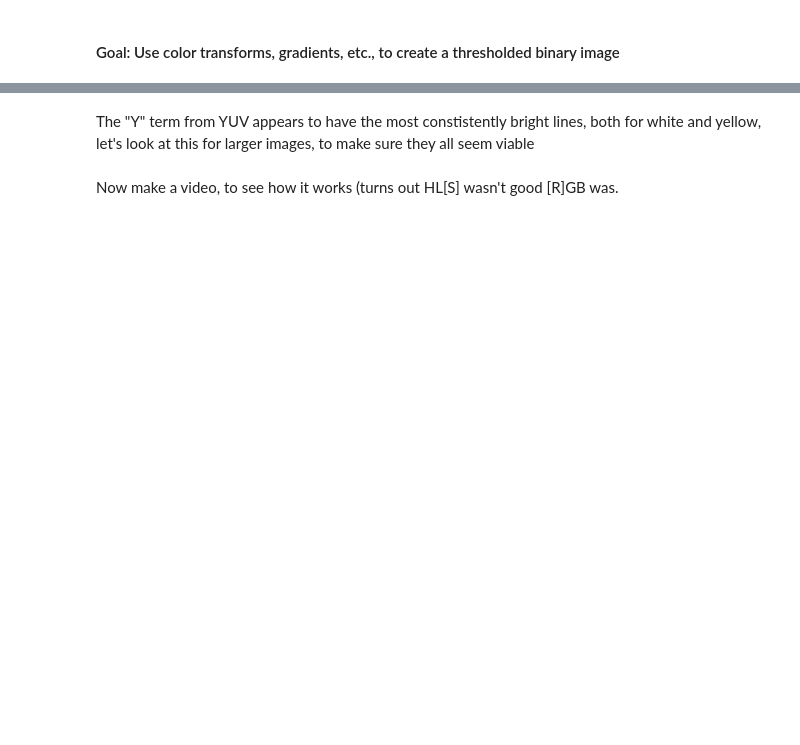
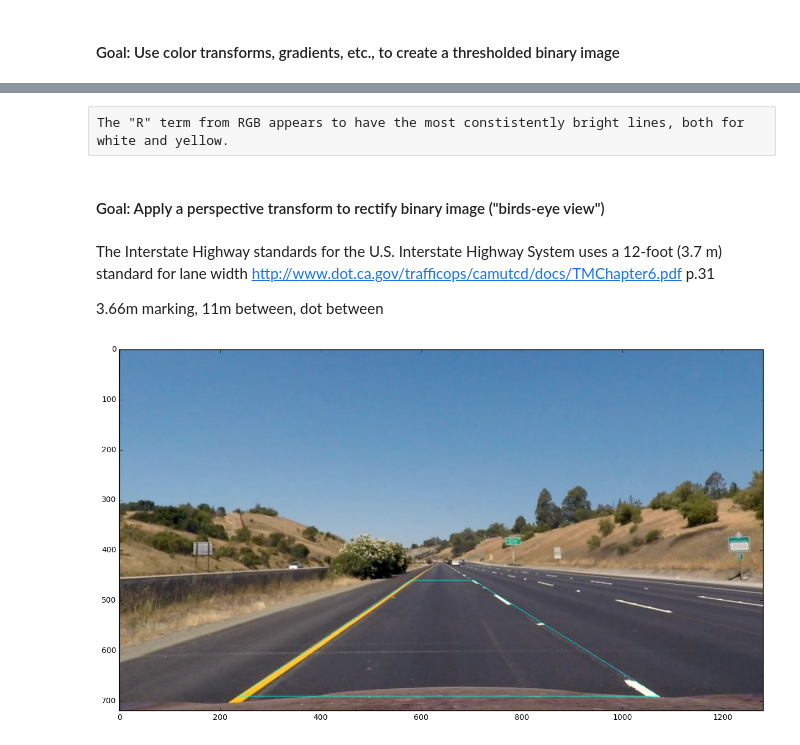
Before and after one commit to berickson/CarND-Advanced-Lane-Lines, a Jupyter notebook: Advanced Lane Lines.ipynb, the cells around one changed output, grey strips where cells are left out. Drawn from its saved outputs; the diff is of its cells as text; code cells hidden in the pictures; blank space fills up the shorter version.

```diff
--- a/Advanced Lane Lines.ipynb
+++ b/Advanced Lane Lines.ipynb
@@ -280,2 +330,0 @@ for f in glob.glob('test_images/test4.jpg'):
-# %% [markdown]
-The "Y" term from YUV appears to have the most constistently bright lines, both for white and yellow, let's look at this for larger images, to make sure they all seem viable
@@ -296,2 +331,2 @@ for f in glob.glob('test_images/test4.jpg'):
-# %% [markdown]
-Now make a video, to see how it works (turns out HL[S] wasn't good [R]GB was.
+# %% [raw]
+The "R" term from RGB appears to have the most constistently bright lines, both for white and yellow.
@@ -297,0 +336,16 @@ Now make a video, to see how it works (turns out HL[S] wasn't good [R]GB was.
+# %% [markdown]
+#### Goal: Apply a perspective transform to rectify binary image ("birds-eye view")
+# %% [markdown]
+The Interstate Highway standards for the U.S. Interstate Highway System uses a 12-foot (3.7 m) standard for lane width
+http://www.dot.ca.gov/trafficops/camutcd/docs/TMChapter6.pdf p.31
+
+3.66m marking, 11m between, dot between
+# %%
+src_poly = [(236,691),(578,460),(703,460),(1073,691)]
+
+im = plt.imread('output_images/undistorted_straight_lines1.jpg')
+im = cv2.polylines(im, np.int32([src_poly]), isClosed=True, color=(0,255,255), thickness=1)
+figure_big()
+plt.imshow(im);
+# %% [output]
+[figure, added]
```
Also changed, not shown: parts of 97 cells of this notebook.
